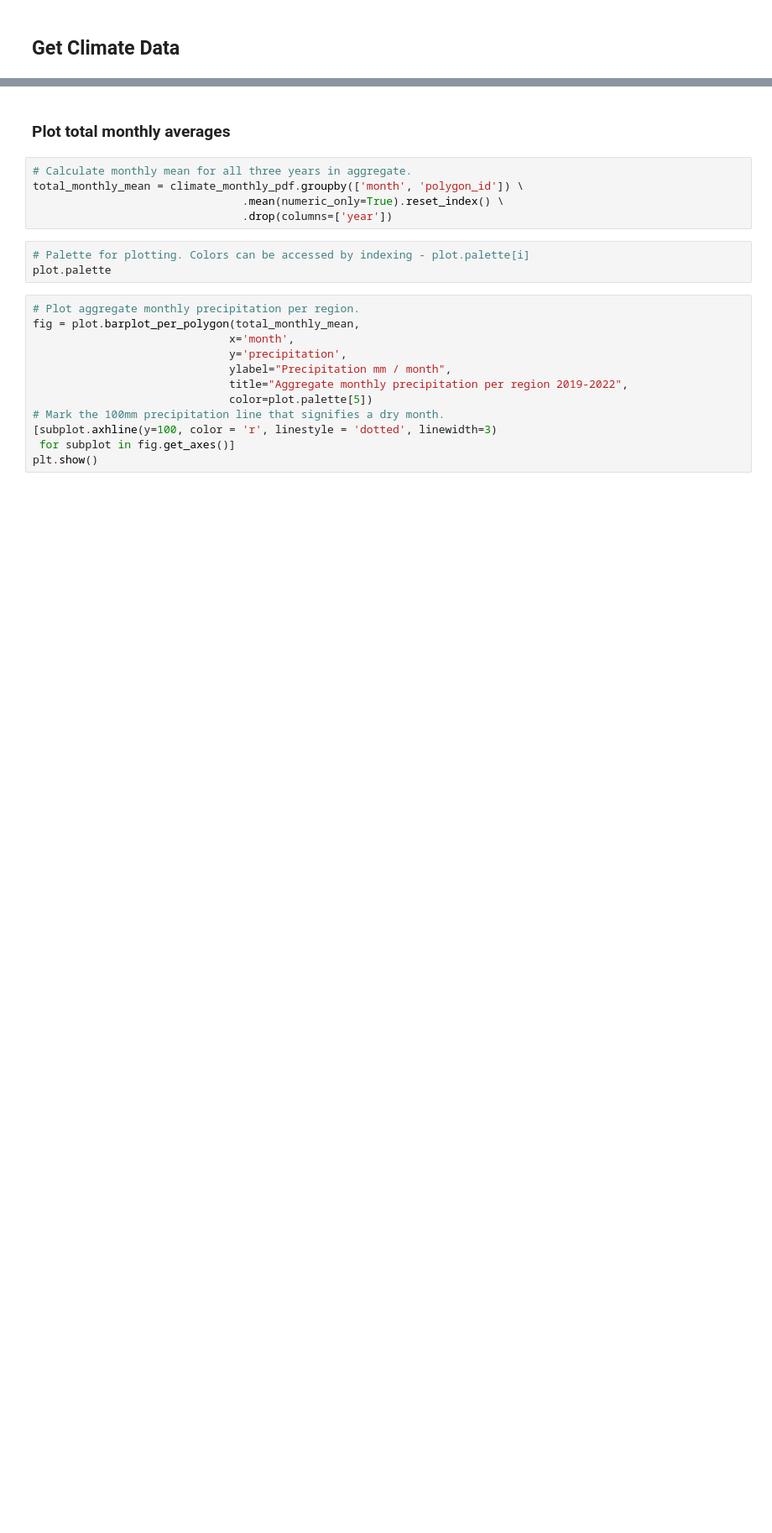
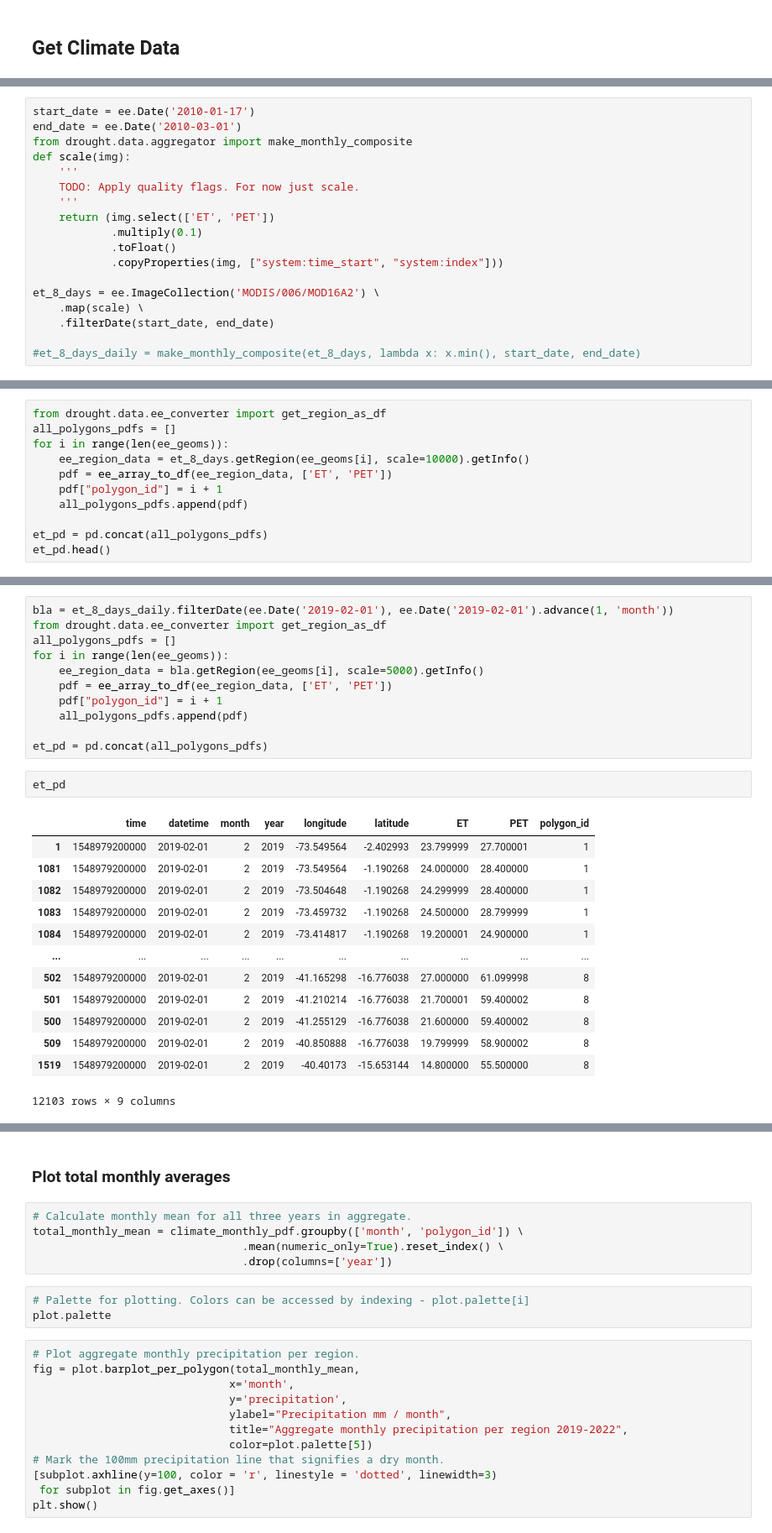
Before and after one commit to 4C-Guided-Team-Challenge/drought-with-gedi, a Jupyter notebook: notebooks/exploratory/ClimateData.ipynb, the cells around one changed output, grey strips where cells are left out. Shown: that part at 84% size. Saved outputs shown, nothing was run; the diff lists cells and outputs as text; blank space fills up the shorter version.

Commit message:
Work in progress - processing PET and ET from Modis

```diff
--- a/notebooks/exploratory/ClimateData.ipynb
+++ b/notebooks/exploratory/ClimateData.ipynb
@@ -39,0 +352,18 @@ climate_monthly_pdf = ee_climate.get_monthly_climate_data_as_pdf(
+# %%
+start_date = ee.Date('2010-01-17')
+end_date = ee.Date('2010-03-01')
+from drought.data.aggregator import make_monthly_composite
+def scale(img):
+    '''
+    TODO: Apply quality flags. For now just scale.
+    '''
+    return (img.select(['ET', 'PET'])
+            .multiply(0.1)
+            .toFloat()
+            .copyProperties(img, ["system:time_start", "system:index"]))
+
+et_8_days = ee.ImageCollection('MODIS/006/MOD16A2') \
+    .map(scale) \
+    .filterDate(start_date, end_date)
+
+#et_8_days_daily = make_monthly_composite(et_8_days, lambda x: x.min(), start_date, end_date)
@@ -39,0 +484,11 @@ climate_monthly_pdf = ee_climate.get_monthly_climate_data_as_pdf(
+# %%
+from drought.data.ee_converter import get_region_as_df
+all_polygons_pdfs = []
+for i in range(len(ee_geoms)):
+    ee_region_data = et_8_days.getRegion(ee_geoms[i], scale=10000).getInfo()
+    pdf = ee_array_to_df(ee_region_data, ['ET', 'PET'])
+    pdf["polygon_id"] = i + 1
+    all_polygons_pdfs.append(pdf)
+
+et_pd = pd.concat(all_polygons_pdfs)
+et_pd.head()
@@ -39,0 +602,27 @@ climate_monthly_pdf = ee_climate.get_monthly_climate_data_as_pdf(
+# %%
+bla = et_8_days_daily.filterDate(ee.Date('2019-02-01'), ee.Date('2019-02-01').advance(1, 'month'))
+from drought.data.ee_converter import get_region_as_df
+all_polygons_pdfs = []
+for i in range(len(ee_geoms)):
+    ee_region_data = bla.getRegion(ee_geoms[i], scale=5000).getInfo()
+    pdf = ee_array_to_df(ee_region_data, ['ET', 'PET'])
+    pdf["polygon_id"] = i + 1
+    all_polygons_pdfs.append(pdf)
+
+et_pd = pd.concat(all_polygons_pdfs)
+# %%
+et_pd
+# %% [output]
+|  | time | datetime | month | year | longitude | latitude | ET | PET | polygon_id |
+| 1 | 1548979200000 | 2019-02-01 | 2 | 2019 | -73.549564 | -2.402993 | 23.799999 | 27.700001 | 1 |
+| 1081 | 1548979200000 | 2019-02-01 | 2 | 2019 | -73.549564 | -1.190268 | 24.000000 | 28.400000 | 1 |
+| 1082 | 1548979200000 | 2019-02-01 | 2 | 2019 | -73.504648 | -1.190268 | 24.299999 | 28.400000 | 1 |
+| 1083 | 1548979200000 | 2019-02-01 | 2 | 2019 | -73.459732 | -1.190268 | 24.500000 | 28.799999 | 1 |
+| 1084 | 1548979200000 | 2019-02-01 | 2 | 2019 | -73.414817 | -1.190268 | 19.200001 | 24.900000 | 1 |
+| ... | ... | ... | ... | ... | ... | ... | ... | ... | ... |
+| 502 | 1548979200000 | 2019-02-01 | 2 | 2019 | -41.165298 | -16.776038 | 27.000000 | 61.099998 | 8 |
+| 501 | 1548979200000 | 2019-02-01 | 2 | 2019 | -41.210214 | -16.776038 | 21.700001 | 59.400002 | 8 |
+| 500 | 1548979200000 | 2019-02-01 | 2 | 2019 | -41.255129 | -16.776038 | 21.600000 | 59.400002 | 8 |
+| 509 | 1548979200000 | 2019-02-01 | 2 | 2019 | -40.850888 | -16.776038 | 19.799999 | 58.900002 | 8 |
+| 1519 | 1548979200000 | 2019-02-01 | 2 | 2019 | -40.40173 | -15.653144 | 14.800000 | 55.500000 | 8 |
+12103 rows × 9 columns
```
Also changed, not shown: parts of 54 cells of this notebook, 4 other files.
